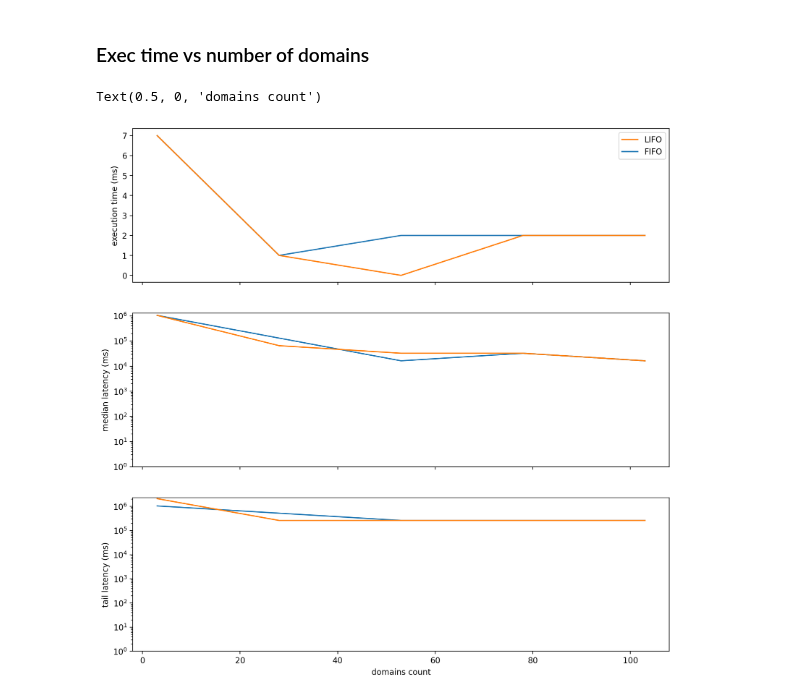
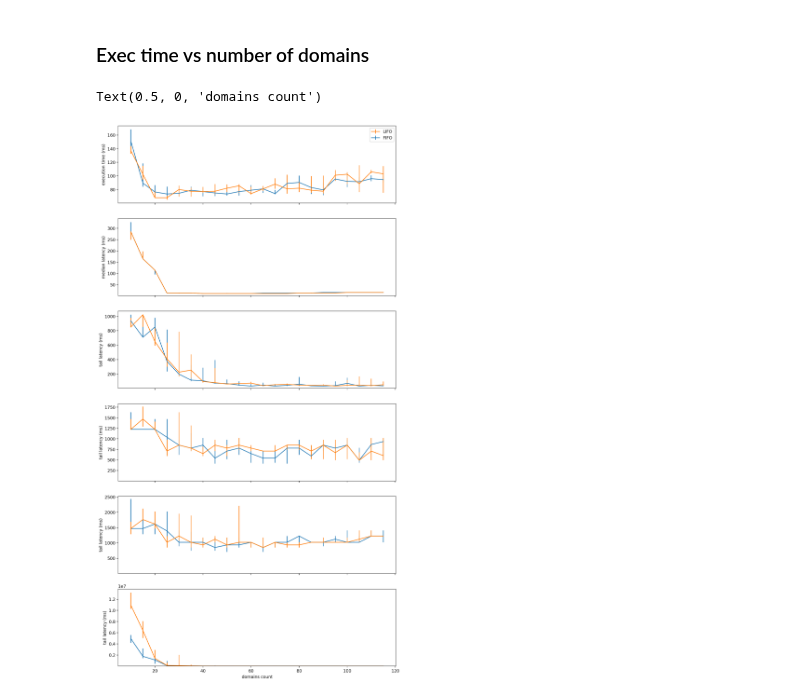
Before and after one commit to bartoszmodelski/ebsl, a Jupyter notebook: evaluation/packet-benchmark-sherwood.py.ipynb, the cells around one changed output. Cells and saved outputs as stored; diff of their text form; code cells hidden in the pictures.

```diff
--- a/evaluation/packet-benchmark-sherwood.py.ipynb
+++ b/evaluation/packet-benchmark-sherwood.py.ipynb
@@ -49,0 +23,3 @@ def run(scheduler,domains=-1,spawners=-1):
+# %%
+def latency_undo_exp(x):
+    return 1.2 ** x
@@ -73,7 +113,7 @@ plt.rcParams['figure.dpi'] = 200
 # %% [markdown]
 ## Data collection
 # %%
-param_space = range(3,110,25)
+param_space = range(10,120,5)
 
 fifo = []
 for i in param_space:
@@ -94,0 +129,8 @@ for row in lifo:
+# %%
+fifo_transformed = []
+for row in fifo:
+    fifo_transformed.append(transform(row))
+
+lifo_transformed = []
+for row in lifo:
+    lifo_transformed.append(transform(row))
@@ -102,49 +149,109 @@ def to_series(data, label):
+# %%
+def plot(x, data, key, name):
+    y = [v[key]["median"] for v in data]
+    lower_errbar = [v[key]["lower_err"] for v in data]
+    upper_errbar = [v[key]["upper_err"] for v in data]
+
+    return ax.errorbar(x, y, [lower_errbar, upper_errbar], label=name)
 # %%
-size = 3
+size = 6
 
-fig, axes = plt.subplots(3, 1, sharex=True)
+fig, axes = plt.subplots(size, 1, sharex=True)
 fig.set_size_inches(12, 4 * size)
 
 ########################
 ## TIME ################
 ########################
 ax = axes[0]
-line_lifo, = ax.plot(x, to_series(fifo, "median_time"), label='FIFO')
-line_fifo, = ax.plot(x, to_series(lifo, "median_time"), label='LIFO')
+#line_lifo, = ax.plot(x, to_series(fifo_transformed, "time-processed"), label='FIFO')
+#line_fifo, = ax.plot(x, to_series(lifo_transformed, "time-processed"), label='LIFO')
+
+line_lifo = plot(x, fifo_transformed, "time-processed", 'FIFO')
+line_fifo = plot(x, lifo_transformed, "time-processed", 'LIFO')
+
 ax.legend(handles=[line_fifo, line_lifo])
 
 ax.set_ylabel('execution time (ms)')
 
 
 ########################
 ## MEDIAN LATENCY ######
 ########################
 
 ax = axes[1]
-line_lifo, = ax.plot(x, to_series(fifo, "median_latency_half_scaled"), label='FIFO')
-line_fifo, = ax.plot(x, to_series(lifo, "median_latency_half_scaled"), label='LIFO')
 
-ax.set_yscale("log")
+
+line_lifo = plot(x, fifo_transformed, "latency_q50-processed", 'FIFO')
+line_fifo = plot(x, lifo_transformed, "latency_q50-processed", 'LIFO')
+
+
+#ax.set_yscale("log")
 ax.set_ylim(ymin=1)
 ax.set_ylabel('median latency (ms)')
 
 ########################
-## TAIL LATENCY ######
+## Q99 LATENCY ######
 ########################
 
 ax = axes[2]
 
 
-line_lifo, = ax.plot(x, to_series(fifo, "median_latency_threenine_scaled"), label='FIFO')
-line_fifo, = ax.plot(x, to_series(lifo, "median_latency_threenine_scaled"), label='LIFO')
+line_lifo = plot(x, fifo_transformed, "latency_q99-processed", 'FIFO')
+line_fifo = plot(x, lifo_transformed, "latency_q99-processed", 'LIFO')
 
-ax.set_yscale("log")
+#ax.set_yscale("log")
+ax.set_ylim(ymin=1)
+ax.set_ylabel('tail latency (ms)')
+
+
+########################
+## Q99 LATENCY ######
+########################
+
+ax = axes[3]
+
+
+line_lifo = plot(x, fifo_transformed, "latency_q999-processed", 'FIFO')
+line_fifo = plot(x, lifo_transformed, "latency_q999-processed", 'LIFO')
+
+#ax.set_yscale("log")
+ax.set_ylim(ymin=1)
+ax.set_ylabel('tail latency (ms)')
+
+
+########################
+## Q99.9 LATENCY ######
+########################
+
+ax = axes[4]
+
+
+line_lifo = plot(x, fifo_transformed, "latency_q9999-processed", 'FIFO')
+line_fifo = plot(x, lifo_transformed, "latency_q9999-processed", 'LIFO')
+
+#ax.set_yscale("log")
+ax.set_ylim(ymin=1)
+ax.set_ylabel('tail latency (ms)')
+
+
+
+
+########################
+## Q99.9 LATENCY ######
+########################
+
+ax = axes[5]
+
+
+line_lifo = plot(x, fifo_transformed, "waited_for_space_on_enque-processed", 'FIFO')
+line_fifo = plot(x, lifo_transformed, "waited_for_space_on_enque-processed", 'LIFO')
+
+#ax.set_yscale("log")
 ax.set_ylim(ymin=1)
 ax.set_xlabel('domains count')
 ax.set_ylabel('tail latency (ms)')
 
-
 ax.set_xlabel('domains count')
 # %% [output]
 Text(0.5, 0, 'domains count')
-[figure, old version]
+[figure, new version]
```
Also changed, not shown: parts of 36 cells of this notebook, 2 other files.
